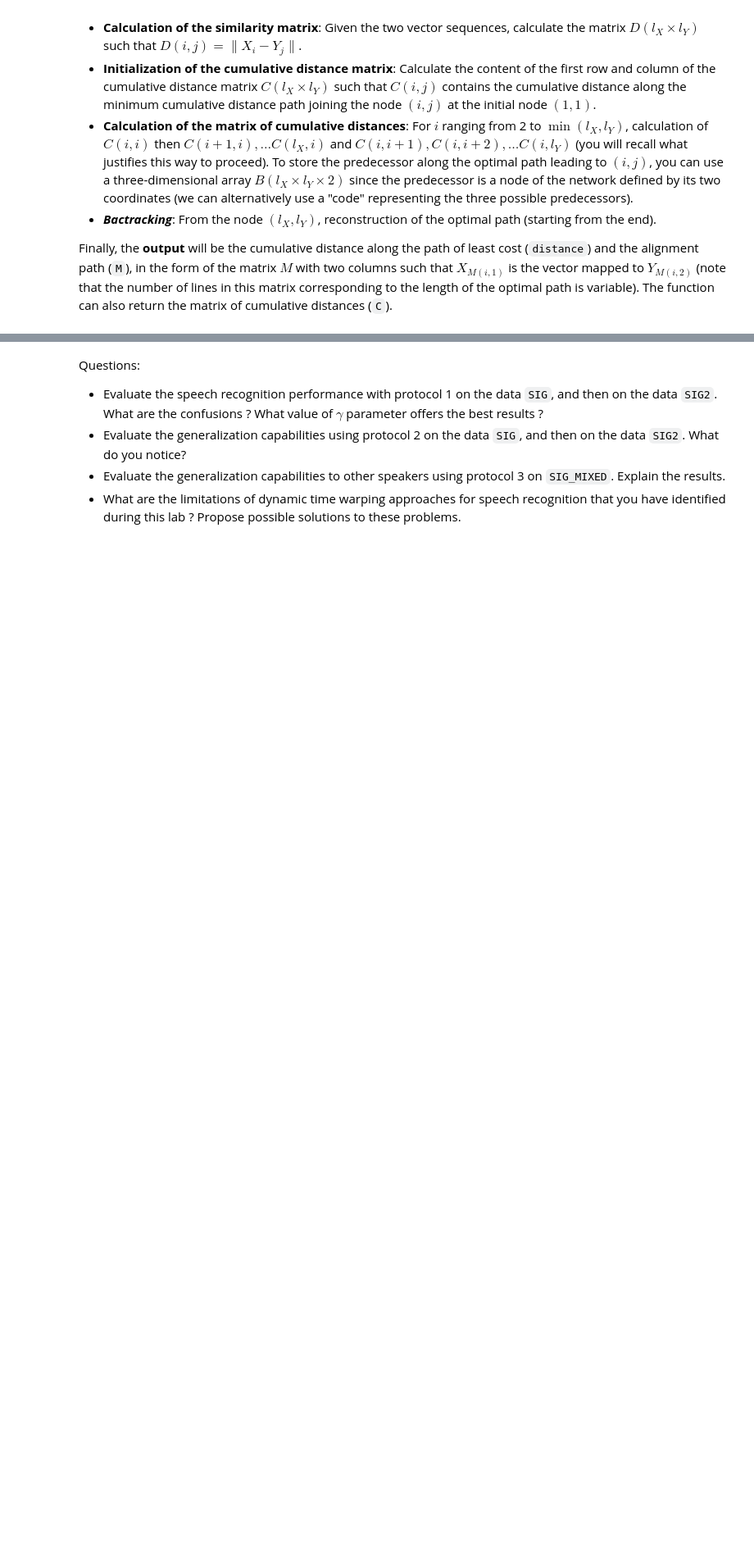
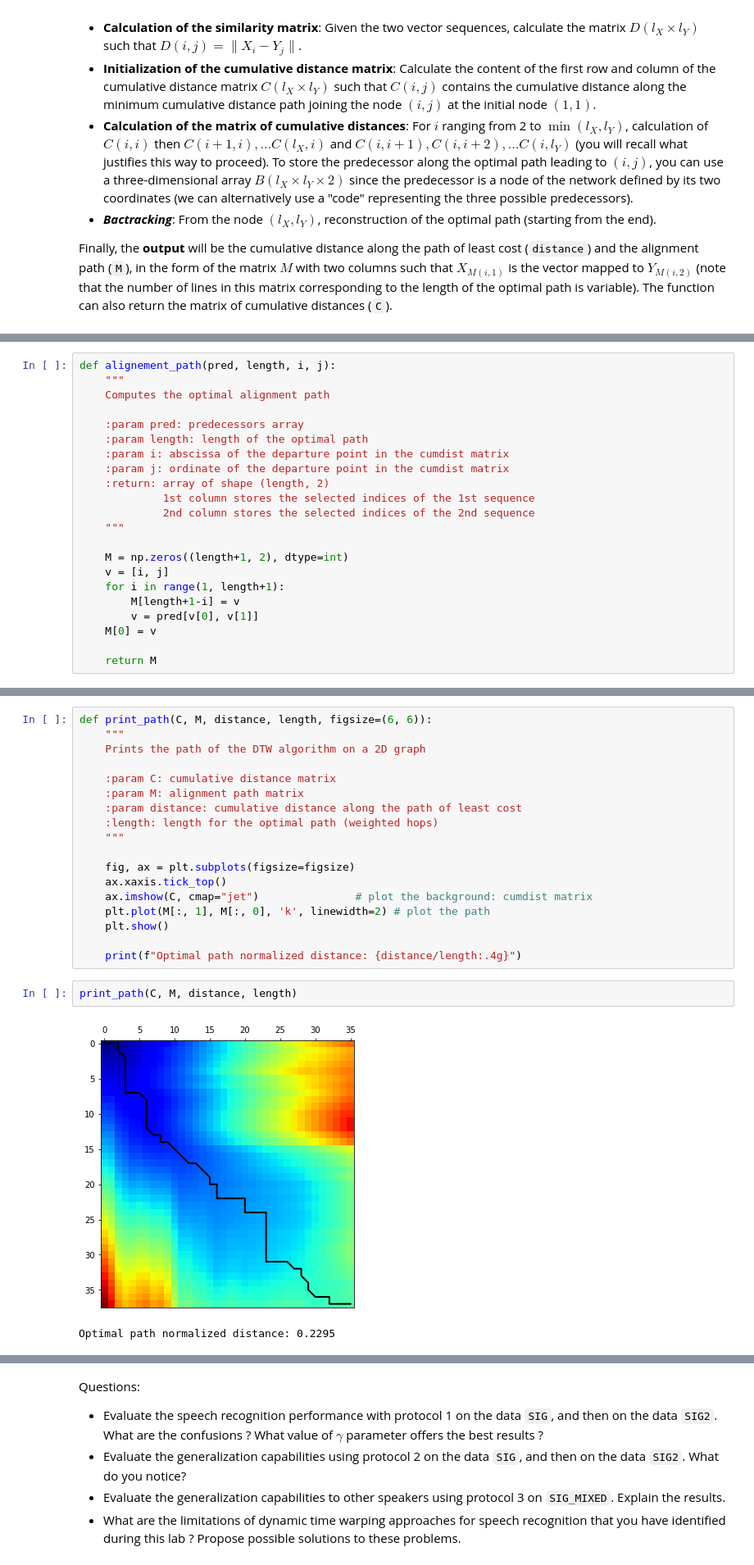
Before and after one commit to littlebuzzybee/TSIA206-TP2, a Jupyter notebook: TP - Dynamic Time Warping for Speech Recognition.ipynb, the cells around one changed output, grey strips where cells are left out. Shown: that part at 82% size. Drawn from its saved outputs; the diff is of its cells as text; blank space fills up the shorter version.

```diff
--- a/TP - Dynamic Time Warping for Speech Recognition.ipynb
+++ b/TP - Dynamic Time Warping for Speech Recognition.ipynb
@@ -368,0 +211,22 @@ print(distance1/length1, distance2/length2)
+# %%
+def alignement_path(pred, length, i, j):
+    """
+    Computes the optimal alignment path
+
+    :param pred: predecessors array
+    :param length: length of the optimal path
+    :param i: abscissa of the departure point in the cumdist matrix
+    :param j: ordinate of the departure point in the cumdist matrix
+    :return: array of shape (length, 2)
+             1st column stores the selected indices of the 1st sequence
+             2nd column stores the selected indices of the 2nd sequence
+    """
+
+    M = np.zeros((length+1, 2), dtype=int)
+    v = [i, j]
+    for i in range(1, length+1):
+        M[length+1-i] = v
+        v = pred[v[0], v[1]]
+    M[0] = v
+
+    return M
@@ -368,0 +304,23 @@ print(distance1/length1, distance2/length2)
+# %%
+def print_path(C, M, distance, length, figsize=(6, 6)):
+    """
+    Prints the path of the DTW algorithm on a 2D graph
+
+    :param C: cumulative distance matrix
+    :param M: alignment path matrix
+    :param distance: cumulative distance along the path of least cost
+    :length: length for the optimal path (weighted hops)
+    """
+
+    fig, ax = plt.subplots(figsize=figsize)
+    ax.xaxis.tick_top()
+    ax.imshow(C, cmap="jet")               # plot the background: cumdist matrix
+    plt.plot(M[:, 1], M[:, 0], 'k', linewidth=2) # plot the path
+    plt.show()
+
+    print(f"Optimal path normalized distance: {distance/length:.4g}")
+# %%
+print_path(C, M, distance, length)
+# %% [output]
+[figure, added]
+Optimal path normalized distance: 0.2295
```
Also changed, not shown: parts of 60 cells of this notebook.
